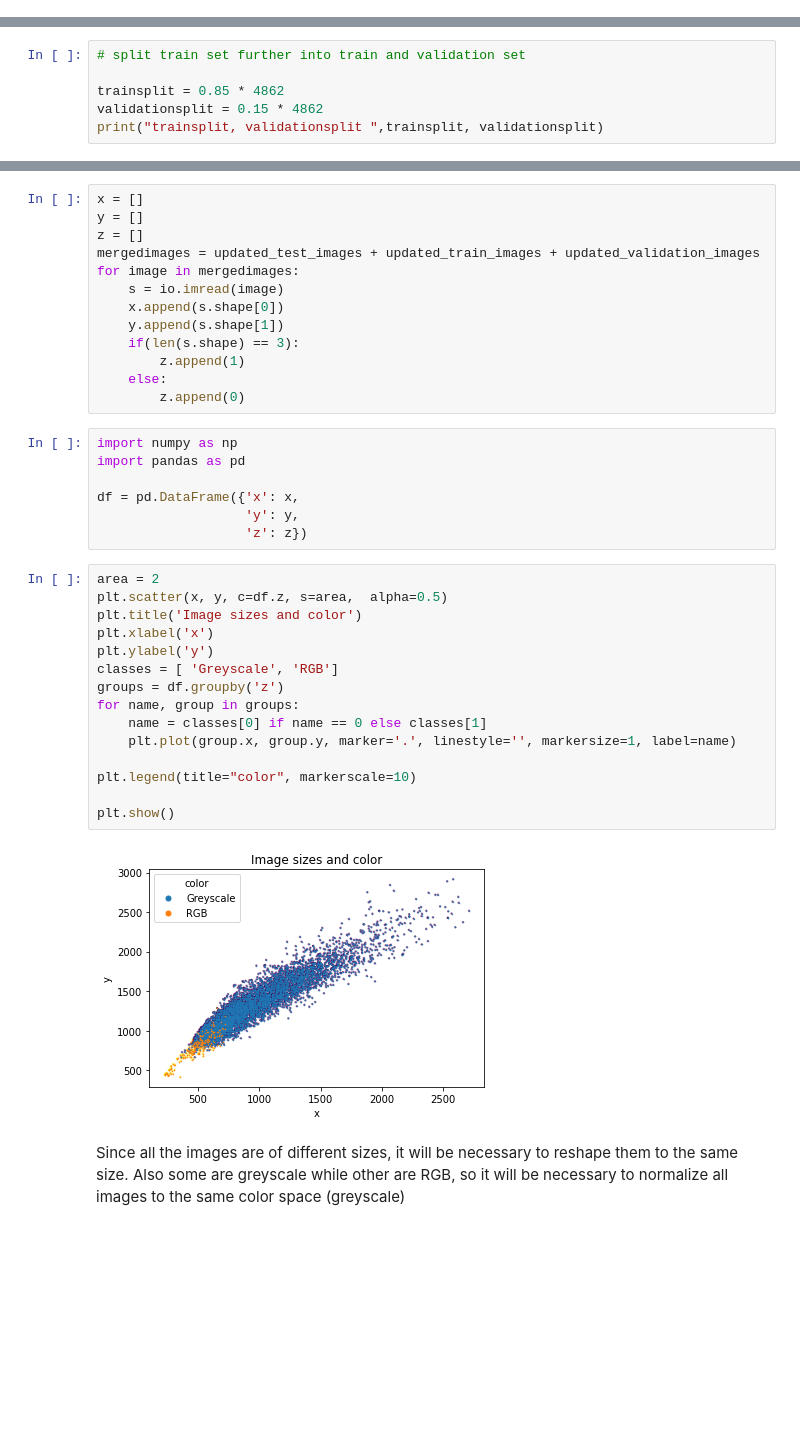
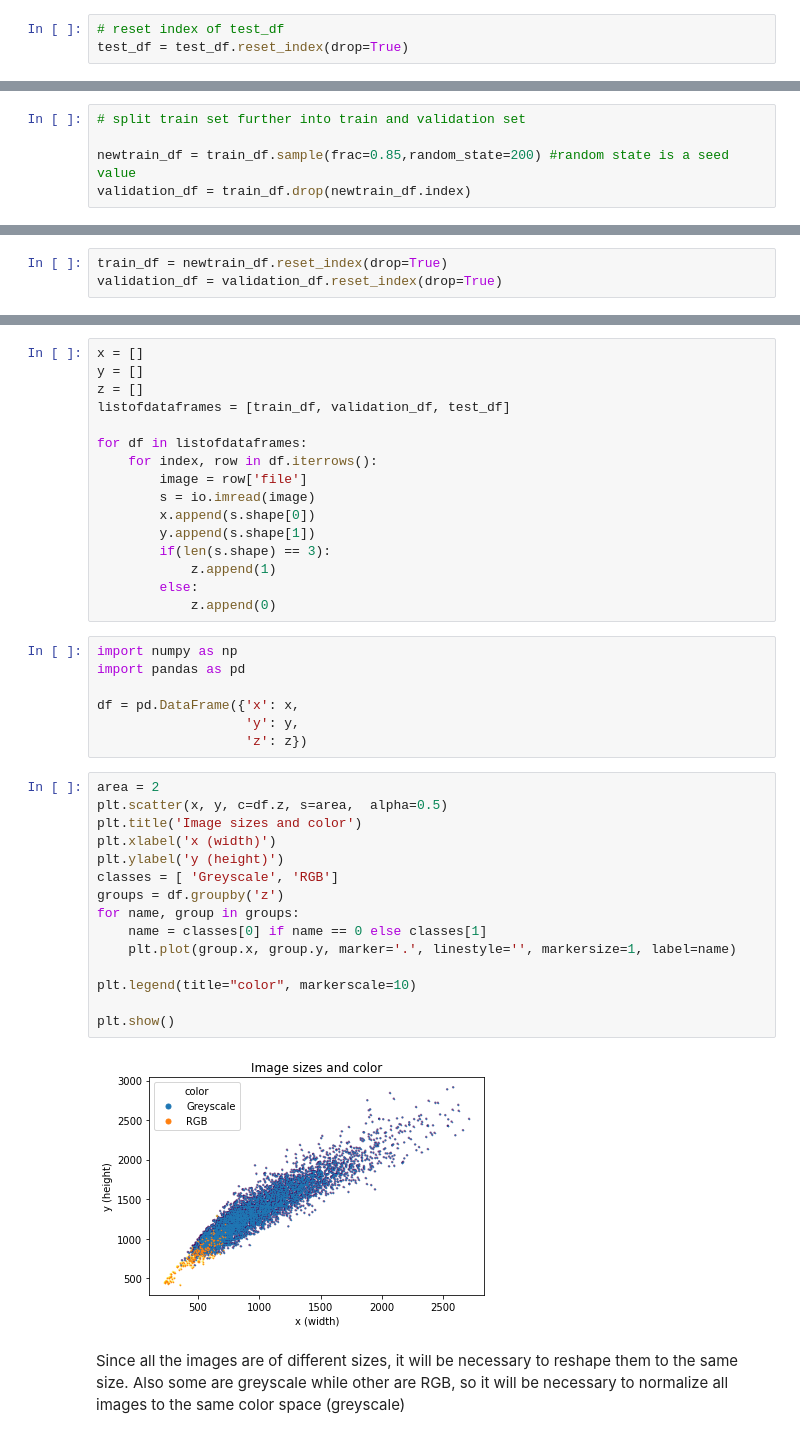
Before and after one commit to erotavlas/machine-learning, a Jupyter notebook: IBMAdvancedDataScience_Capstone_Incomplete.ipynb, the cells around one changed output, grey strips where cells are left out. Saved outputs shown, nothing was run; the diff lists cells and outputs as text; blank space fills up the shorter version.

```diff
--- a/IBMAdvancedDataScience_Capstone_Incomplete.ipynb
+++ b/IBMAdvancedDataScience_Capstone_Incomplete.ipynb
@@ -316,0 +340,3 @@ test_df['file'][200], test_df['label'][200]
+# %%
+# reset index of test_df
+test_df = test_df.reset_index(drop=True)
@@ -317,6 +375,5 @@ test_df['file'][200], test_df['label'][200]
 # %%
 # split train set further into train and validation set
 
-trainsplit = 0.85 * 4862
-validationsplit = 0.15 * 4862
-print("trainsplit, validationsplit ",trainsplit, validationsplit)
+newtrain_df = train_df.sample(frac=0.85,random_state=200) #random state is a seed value
+validation_df = train_df.drop(newtrain_df.index)
@@ -332,0 +380,3 @@ print(" len(updated_train_images), len(updated_validation_images) ", len(updated
+# %%
+train_df = newtrain_df.reset_index(drop=True)
+validation_df = validation_df.reset_index(drop=True)
@@ -336,15 +424,18 @@ print(" len(updated_train_images), len(updated_validation_images) ", len(updated
 x = []
 y = []
 z = []
-mergedimages = updated_test_images + updated_train_images + updated_validation_images
-for image in mergedimages:
-    s = io.imread(image)
-    x.append(s.shape[0])
-    y.append(s.shape[1])
-    if(len(s.shape) == 3):
-        z.append(1)
-    else:
-        z.append(0)
+listofdataframes = [train_df, validation_df, test_df]
+
+for df in listofdataframes:
+    for index, row in df.iterrows():
+        image = row['file']
+        s = io.imread(image)
+        x.append(s.shape[0])
+        y.append(s.shape[1])
+        if(len(s.shape) == 3):
+            z.append(1)
+        else:
+            z.append(0)
 # %%
 import numpy as np
 import pandas as pd
@@ -355,20 +446,20 @@ df = pd.DataFrame({'x': x,
 # %%
 area = 2
 plt.scatter(x, y, c=df.z, s=area,  alpha=0.5)
 plt.title('Image sizes and color')
-plt.xlabel('x')
-plt.ylabel('y')
+plt.xlabel('x (width)')
+plt.ylabel('y (height)')
 classes = [ 'Greyscale', 'RGB']
 groups = df.groupby('z')
 for name, group in groups:
     name = classes[0] if name == 0 else classes[1]
     plt.plot(group.x, group.y, marker='.', linestyle='', markersize=1, label=name)
 
 plt.legend(title="color", markerscale=10)
 
 plt.show()
 # %% [output]
-[figure, old version]
+[figure, new version]
 # %% [markdown]
  Since all the images are of different sizes, it will be necessary to reshape them to the same size.
  Also some are greyscale while other are RGB, so it will be necessary to normalize all images to the same color space (greyscale)
```
Also changed, not shown: parts of 30 cells of this notebook.
